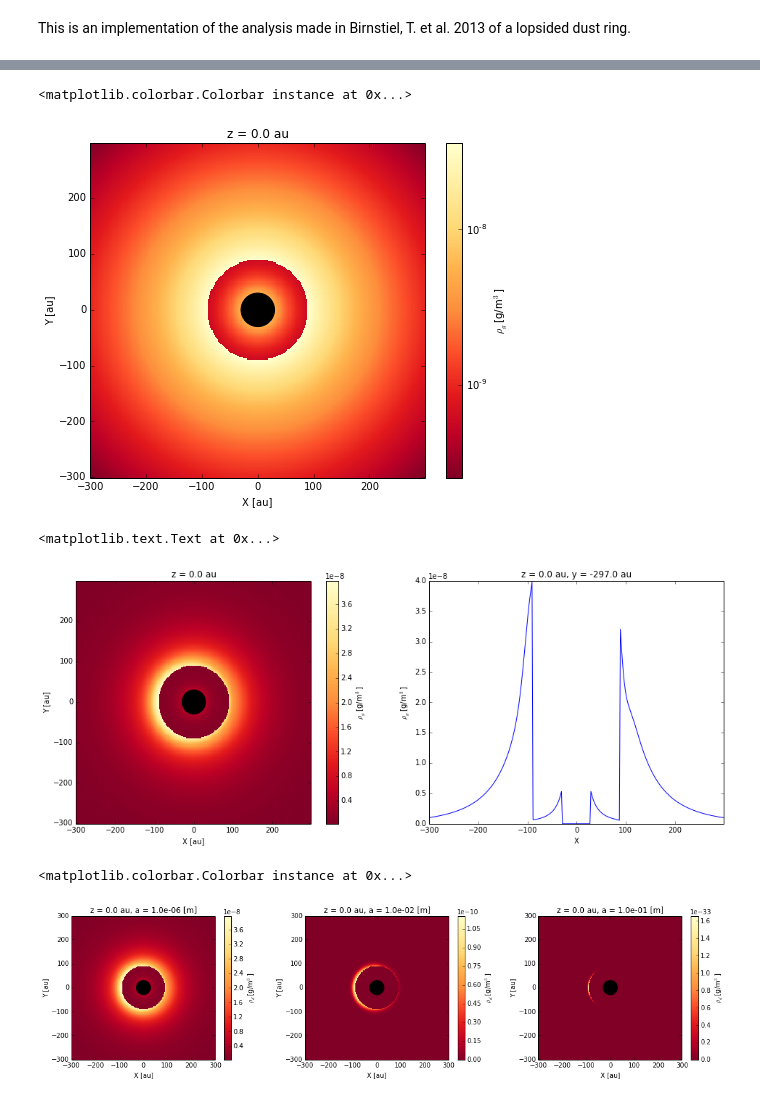
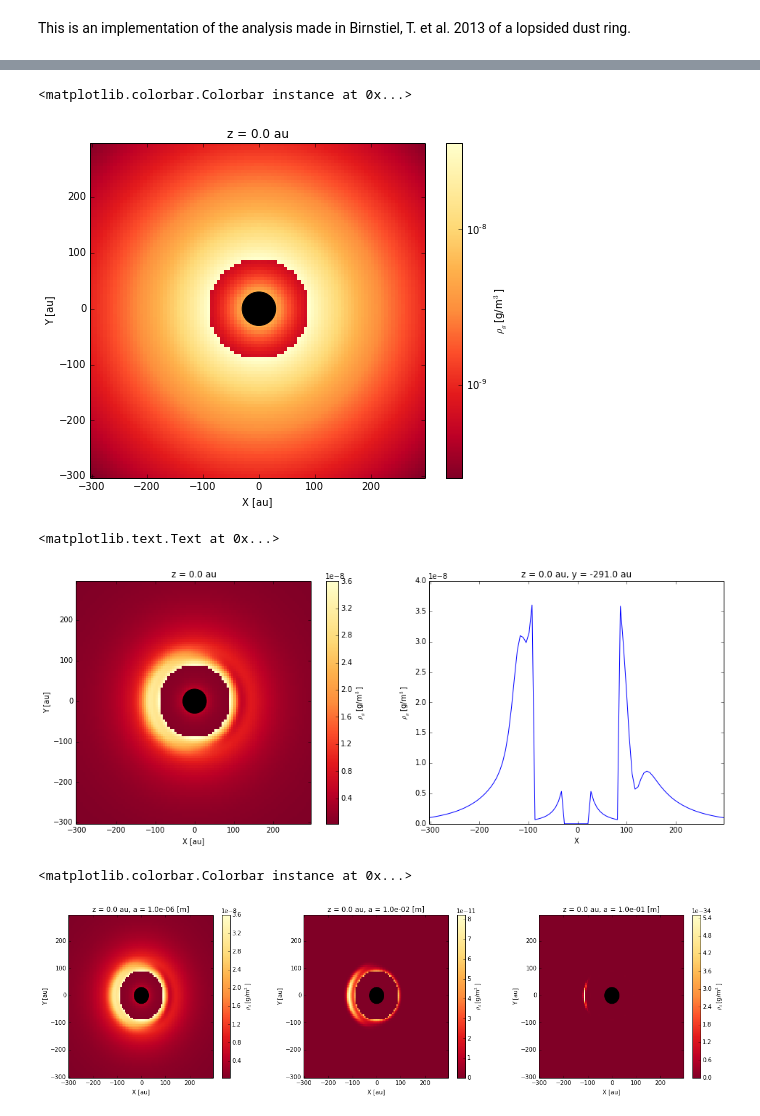
Before and after one commit to SebaMarino/ipython-notes, a Jupyter notebook: Lopsided dust ring.ipynb, the cells around one changed output, grey strips where cells are left out. Cells and saved outputs as stored; diff of their text form; code cells hidden in the pictures.

```diff
--- a/Lopsided dust ring.ipynb
+++ b/Lopsided dust ring.ipynb
@@ -40,7 +40,7 @@ import astropy.io.fits as pyfits
 
 au=1.496e11 # [m]
 
-N=301
+N=101
 Nz=5
 Rmax=300             # [au]  max x or y of the sampling
 Zmax=30              # [au] max z of the zampling
@@ -53,9 +53,9 @@ Rmin=30.0            # [au] rho_gas=0 at r<Rmin
 Rcavity=90.0         # [au] radius of the cavity
 gap_depth=0.01        #
 
-Rs=100.0             # [au] Position of the radial preassure bump
+Rs=120.0             # [au] Position of the radial preassure bump
 
-c=1.5                #largest contrast of the gas surface density
+c=5.0                #largest contrast of the gas surface density
 
 gamma=1.0
 
@@ -153,7 +154,7 @@ fig.gca().add_artist(circle)
 plt.colorbar(orientation='vertical',label=r'$\rho_{g}$ [g/m$^3$]')
 # %% [output]
 <matplotlib.colorbar.Colorbar instance at 0x...>
-[figure, old version]
+[figure, new version]
 # %%
 #-------------Non-axisymetric solution
 
@@ -195,7 +196,7 @@ plt.xlabel("X")
 plt.ylabel(r'$\rho_{g}$ [g/m$^3$]')
 # %% [output]
 <matplotlib.text.Text at 0x...>
-[figure, old version]
+[figure, new version]
 # %%
 #--------------- Dust density
 
@@ -235,7 +236,7 @@ Rho3=rho_d3[(Nz-1)/2,:,:]
 
 
 
-plt.figure(figsize=(18,4))
+plt.figure(figsize=(20,5))
 plt.subplot(1,3,1)
 plt.subplots_adjust(wspace = 0.3)
 plt.title("z = %0.1f au, a = %1.1e [m]" % (Z[(Nz-1)/2],a1))
@@ -246,35 +247,35 @@ plt.xlabel('X [au]')
 plt.ylabel('Y [au]')
 fig = plt.gcf()
 circle=plt.Circle((0,0),Rmin,color="black",fill=True)
 fig.gca().add_artist(circle)
 plt.colorbar(orientation='vertical', label=r'$\rho_{d}$ [g/m$^3$]')
 
 plt.subplot(1,3,2)
 plt.title("z = %0.1f au, a = %1.1e [m]" % (Z[(Nz-1)/2],a2))
 plt.pcolor(X,Y,Rho2, cmap=plt.cm.YlOrRd_r, vmin=np.min(Rho2[np.nonzero(Rho2)]), vmax=np.max(Rho2[np.nonzero(Rho2)]))
 plt.xlim(X[0],X[N-1])
 plt.ylim(Y[0],Y[N-1])
 plt.xlabel('X [au]')
 plt.ylabel('Y [au]')
 fig = plt.gcf()
 circle=plt.Circle((0,0),Rmin,color="black",fill=True)
 fig.gca().add_artist(circle)
 plt.colorbar(orientation='vertical', label=r'$\rho_{d}$ [g/m$^3$]')
 
 plt.subplot(1,3,3)
 plt.title("z = %0.1f au, a = %1.1e [m]" % (Z[(Nz-1)/2],a3))
-plt.pcolor(X,Y,Rho3, cmap=plt.cm.YlOrRd_r, vmin=np.min(Rho3[np.nonzero(Rho3)]), vmax=np.max(Rho[np.nonzero(Rho3)]))
+plt.pcolor(X,Y,Rho3, cmap=plt.cm.YlOrRd_r, vmin=np.min(Rho3[np.nonzero(Rho3)]), vmax=np.max(Rho3[np.nonzero(Rho3)]))
 plt.xlim(X[0],X[N-1])
 plt.ylim(Y[0],Y[N-1])
 plt.xlabel('X [au]')
 plt.ylabel('Y [au]')
 fig = plt.gcf()
 circle=plt.Circle((0,0),Rmin,color="black",fill=True)
 fig.gca().add_artist(circle)
 plt.colorbar(orientation='vertical', label=r'$\rho_{d}$ [g/m$^3$]')
 # %% [output]
 <matplotlib.colorbar.Colorbar instance at 0x...>
-[figure, old version]
+[figure, new version]
 # %%
 # Contrast at the same orbit
 
```
Also changed, not shown: parts of 12 cells of this notebook, 1 other file.
